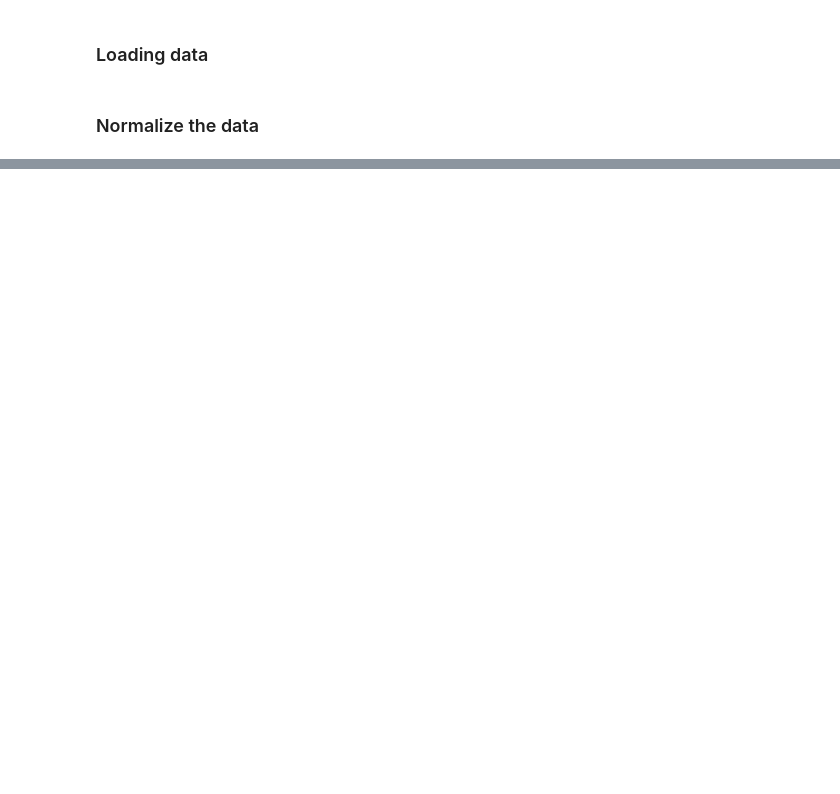
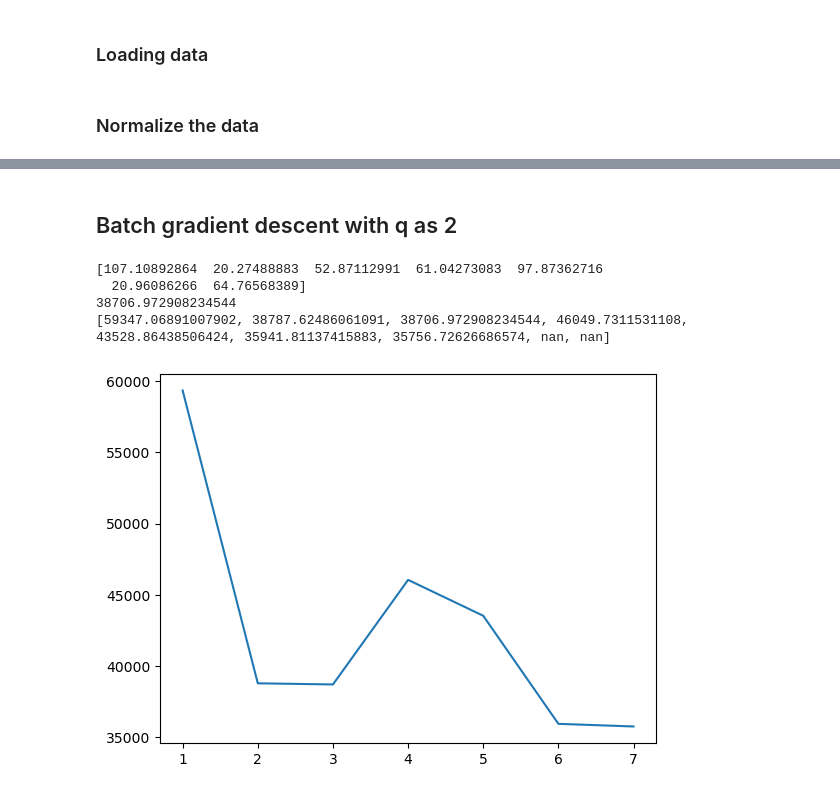
Before and after one commit to sparsh-04/ML, a Jupyter notebook: fods.ipynb, the cells around one changed output, grey strips where cells are left out. Cells and saved outputs as stored; diff of their text form; code cells hidden in the pictures; blank space fills up the shorter version.

```diff
--- a/fods.ipynb
+++ b/fods.ipynb
@@ -432,0 +257,43 @@ print(mse_two_stoic)
+# %% [markdown]
+## Batch gradient descent with q as 2
+# %%
+def two_deg(X: np.ndarray,Y: np.ndarray, learning_rate = 0.0002, l1_penalty = 0.9, max_iters = 5000):
+  W = np.zeros(X.shape[1])
+  n = len(X)
+  for _ in range(max_iters):
+    Y_pred = np.dot(X, W)
+    gradient = (1/n)*np.dot(X.T, Y_pred-Y) + l1_penalty*(np.abs(W))
+    change = learning_rate*gradient
+    W -= change
+  return W
+
+def mean_squared_error_two_deg(y_true, y_pred):
+    return np.mean((y_true - y_pred) **2)
+
+X_transformed_two = poly_transform_2(X_Train,3)
+X_transformed_Test_two = poly_transform_2(X_Test,3)
+W_two = two_deg(X_transformed_two, Y_Train)
+print(W_two)
+Y_pred_two_deg = np.dot(X_transformed_Test_two, W_two)
+mse_two = mean_squared_error_two_deg(Y_Test, Y_pred_two_deg)
+print(mse_two)
+
+degrees = [1,2,3,4,5,6,7,8,9]
+output_bch_two = []
+for i in degrees:
+    X_Train_poly_bch_two = poly_transform_2(X_Train, i)
+    X_Test_poly_bch_two = poly_transform_2(X_Test, i)
+    W_bch_two = two_deg(X_Train_poly_bch_two, Y_Train)
+    Y_Test_pred = np.dot(X_Test_poly_bch_two,W_bch_two)
+    mse_bch_two = mean_squared_error_two_deg(Y_Test, Y_Test_pred)
+    output_bch_two.append(mse_bch_two)
+
+print(output_bch_two)
+plt.plot(degrees, output_bch_two)
+plt.show()
+# %% [output]
+[107.10892864  20.27488883  52.87112991  61.04273083  97.87362716
+  20.96086266  64.76568389]
+38706.972908234544
+[59347.06891007902, 38787.62486061091, 38706.972908234544, 46049.7311531108, 43528.86438506424, 35941.81137415883, 35756.72626686574, nan, nan]
+[figure, added]
```
Also changed, not shown: parts of 50 cells of this notebook.
